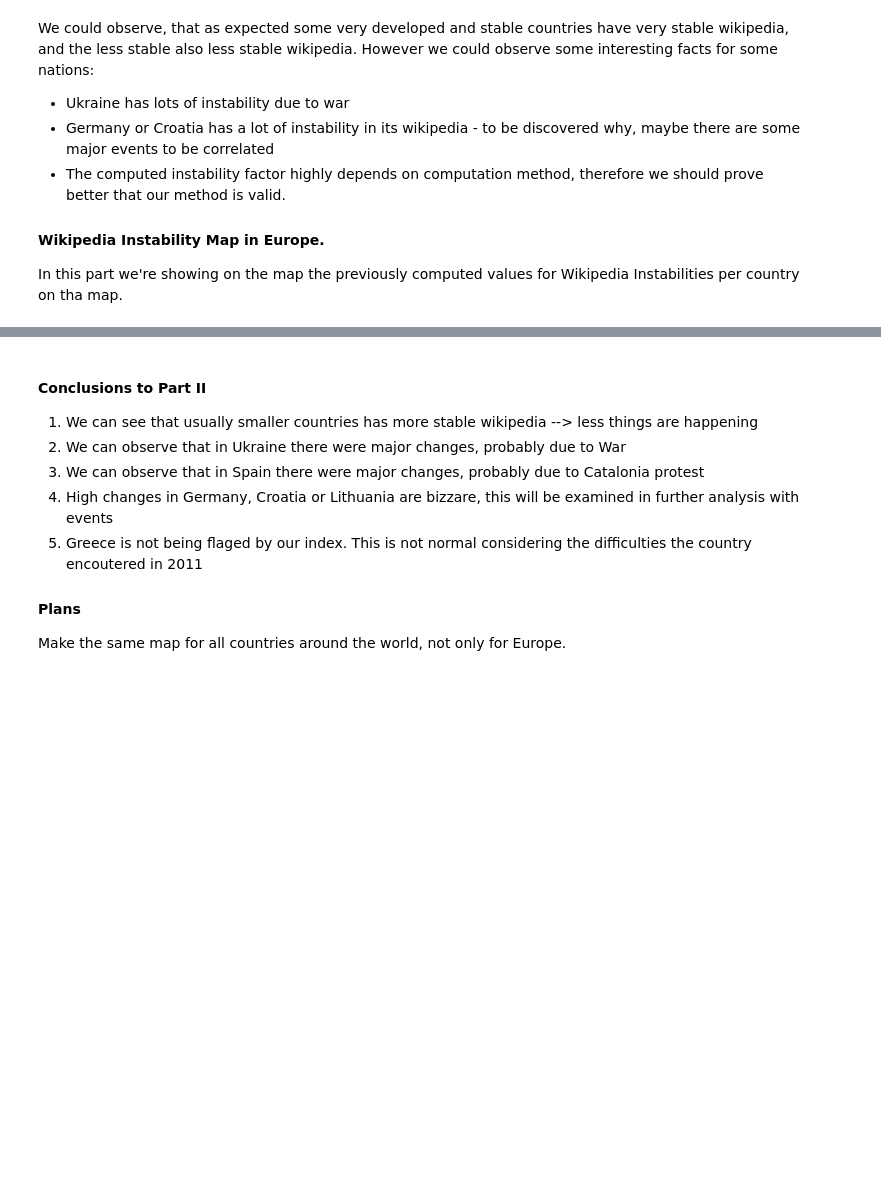
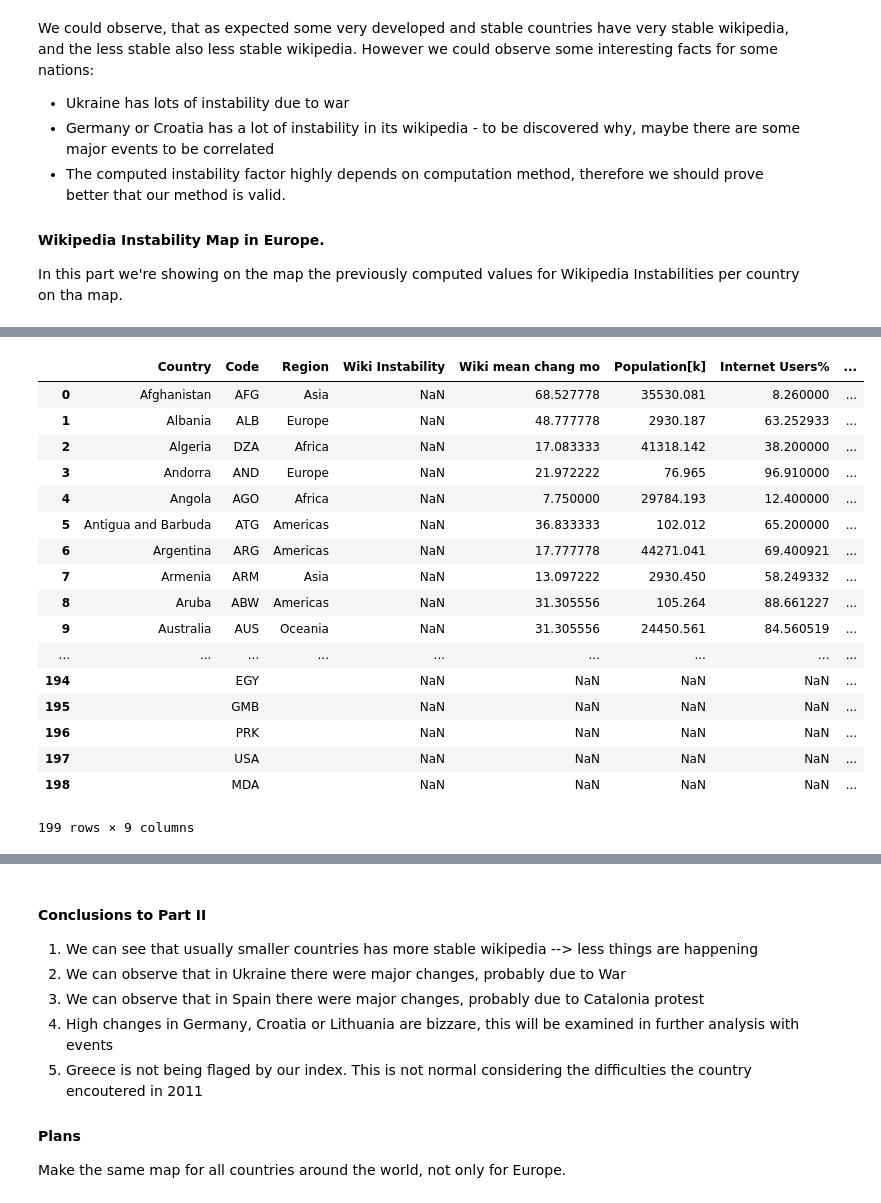
Before and after one commit to Amaumaury/ada-2017, a Jupyter notebook: project/Milestone2.ipynb, the cells around one changed output, grey strips where cells are left out. Cells and saved outputs as stored; diff of their text form; code cells hidden in the pictures; blank space fills up the shorter version.

```diff
--- a/project/Milestone2.ipynb
+++ b/project/Milestone2.ipynb
@@ -235,0 +293,23 @@ m
+# %%
+countries_data = pd.read_pickle('countries_data.pkl')
+# %%
+countries_data
+# %% [output]
+|  | Country | Code | Region | Wiki Instability | Wiki mean chang mo | Population[k] | Internet Users% | ... |
+| 0 | Afghanistan | AFG | Asia | NaN | 68.527778 | 35530.081 | 8.260000 | ... |
+| 1 | Albania | ALB | Europe | NaN | 48.777778 | 2930.187 | 63.252933 | ... |
+| 2 | Algeria | DZA | Africa | NaN | 17.083333 | 41318.142 | 38.200000 | ... |
+| 3 | Andorra | AND | Europe | NaN | 21.972222 | 76.965 | 96.910000 | ... |
+| 4 | Angola | AGO | Africa | NaN | 7.750000 | 29784.193 | 12.400000 | ... |
+| 5 | Antigua and Barbuda | ATG | Americas | NaN | 36.833333 | 102.012 | 65.200000 | ... |
+| 6 | Argentina | ARG | Americas | NaN | 17.777778 | 44271.041 | 69.400921 | ... |
+| 7 | Armenia | ARM | Asia | NaN | 13.097222 | 2930.450 | 58.249332 | ... |
+| 8 | Aruba | ABW | Americas | NaN | 31.305556 | 105.264 | 88.661227 | ... |
+| 9 | Australia | AUS | Oceania | NaN | 31.305556 | 24450.561 | 84.560519 | ... |
+| ... | ... | ... | ... | ... | ... | ... | ... | ... |
+| 194 |  | EGY |  | NaN | NaN | NaN | NaN | ... |
+| 195 |  | GMB |  | NaN | NaN | NaN | NaN | ... |
+| 196 |  | PRK |  | NaN | NaN | NaN | NaN | ... |
+| 197 |  | USA |  | NaN | NaN | NaN | NaN | ... |
+| 198 |  | MDA |  | NaN | NaN | NaN | NaN | ... |
+199 rows × 9 columns
```
Also changed, not shown: parts of 10 cells of this notebook, 9 other files.
